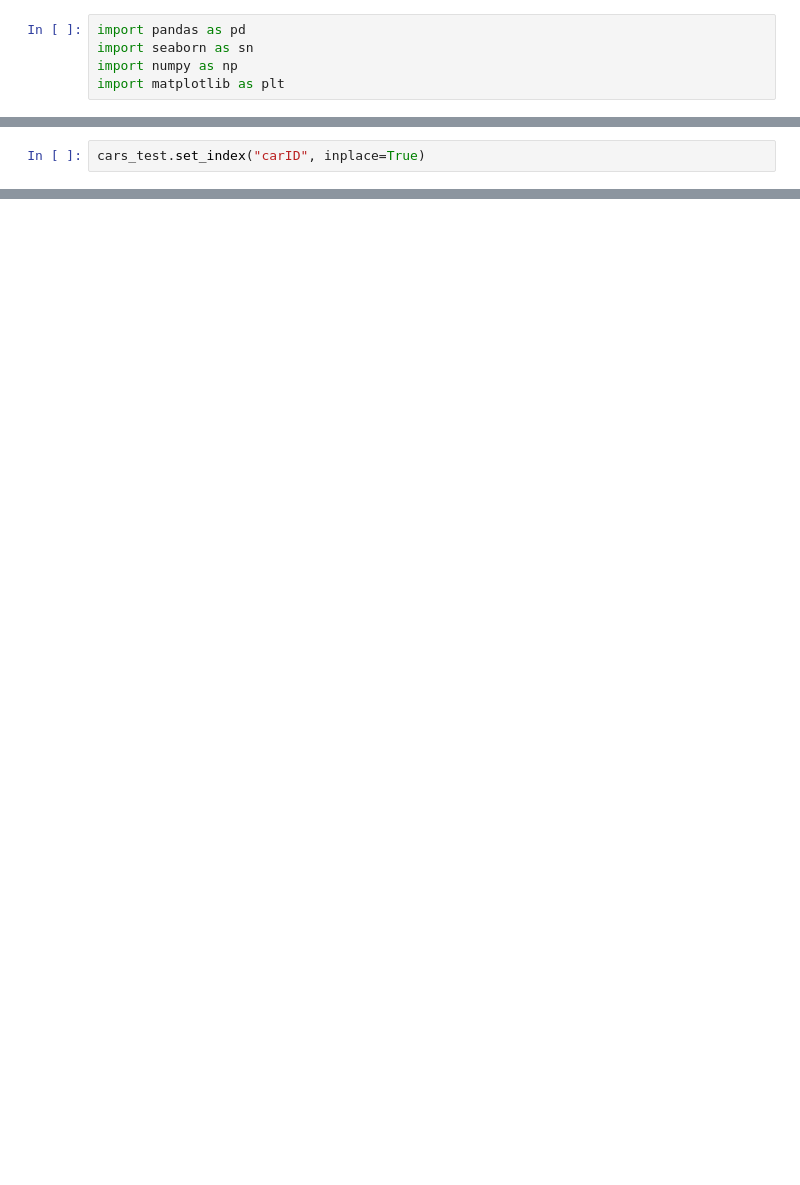
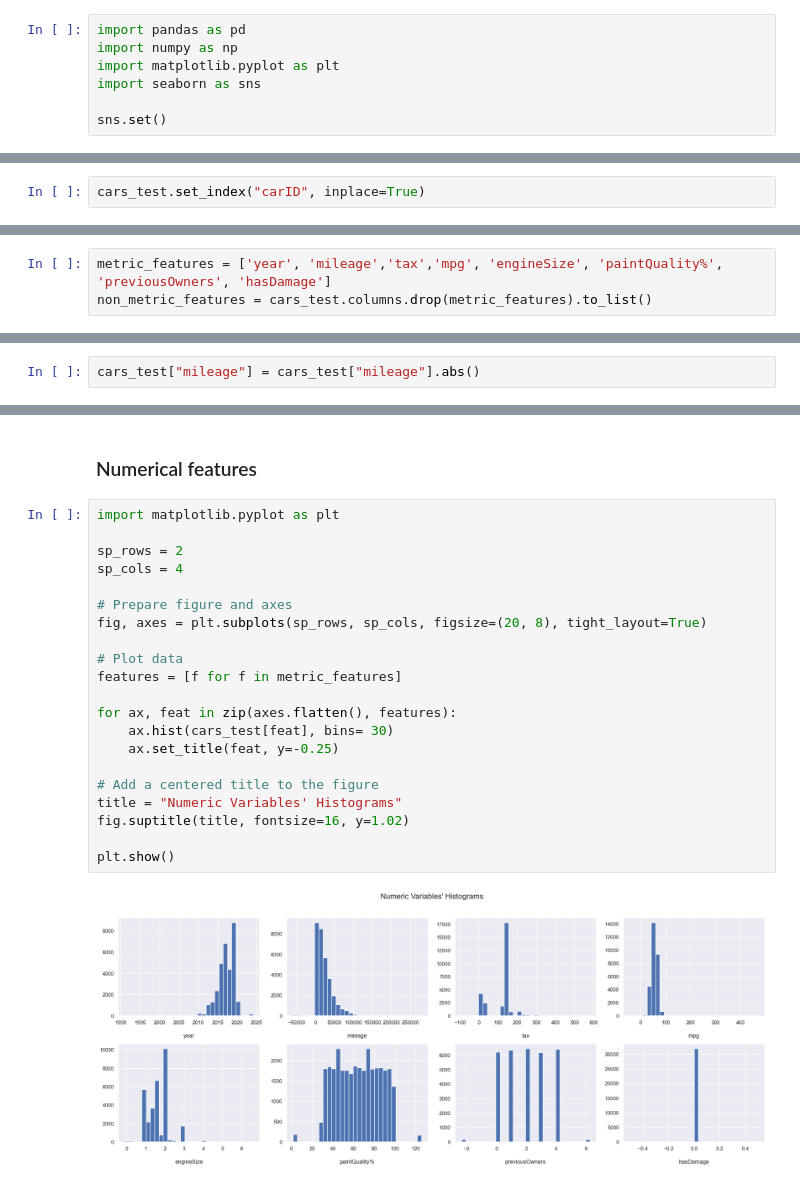
Before and after one commit to bernardorspachecods/ML_Project_25.26, a Jupyter notebook: processing.ipynb, the cells around one changed output, grey strips where cells are left out. Saved outputs shown, nothing was run; the diff lists cells and outputs as text; blank space fills up the shorter version.

```diff
--- a/processing.ipynb
+++ b/processing.ipynb
@@ -1,5 +1,7 @@
 # %%
 import pandas as pd
-import seaborn as sn
 import numpy as np
-import matplotlib as plt
+import matplotlib.pyplot as plt
+import seaborn as sns
+
+sns.set()
@@ -63,0 +116,3 @@ cars_test
+# %%
+metric_features = ['year', 'mileage','tax','mpg', 'engineSize', 'paintQuality%', 'previousOwners', 'hasDamage']
+non_metric_features = cars_test.columns.drop(metric_features).to_list()
@@ -63,0 +137,2 @@ cars_test
+# %%
+cars_test["mileage"] = cars_test["mileage"].abs()
@@ -63,0 +156,25 @@ cars_test
+# %% [markdown]
+### Numerical features
+# %%
+import matplotlib.pyplot as plt
+
+sp_rows = 2
+sp_cols = 4
+
+# Prepare figure and axes
+fig, axes = plt.subplots(sp_rows, sp_cols, figsize=(20, 8), tight_layout=True)
+
+# Plot data
+features = [f for f in metric_features]
+
+for ax, feat in zip(axes.flatten(), features):
+    ax.hist(cars_test[feat], bins= 30)
+    ax.set_title(feat, y=-0.25)
+
+# Add a centered title to the figure
+title = "Numeric Variables' Histograms"
+fig.suptitle(title, fontsize=16, y=1.02)
+
+plt.show()
+# %% [output]
+[figure, added]
```
Also changed, not shown: parts of 31 cells of this notebook, 1 other file.
